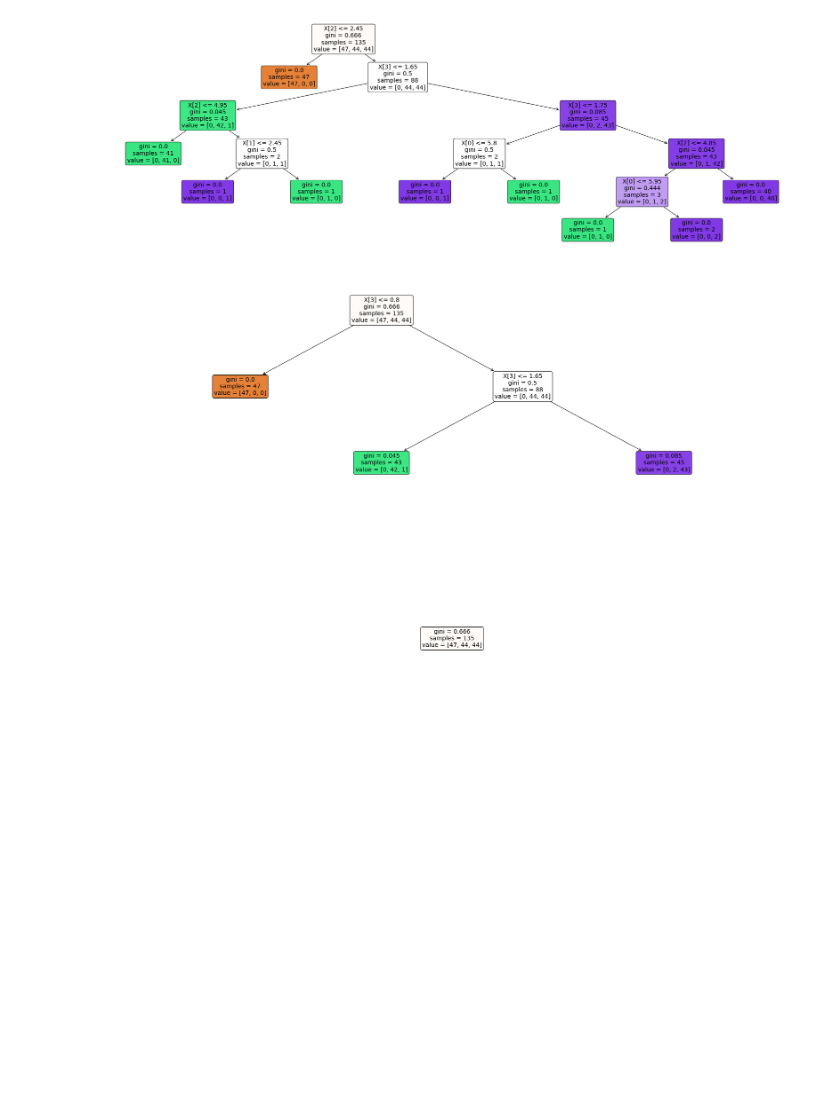
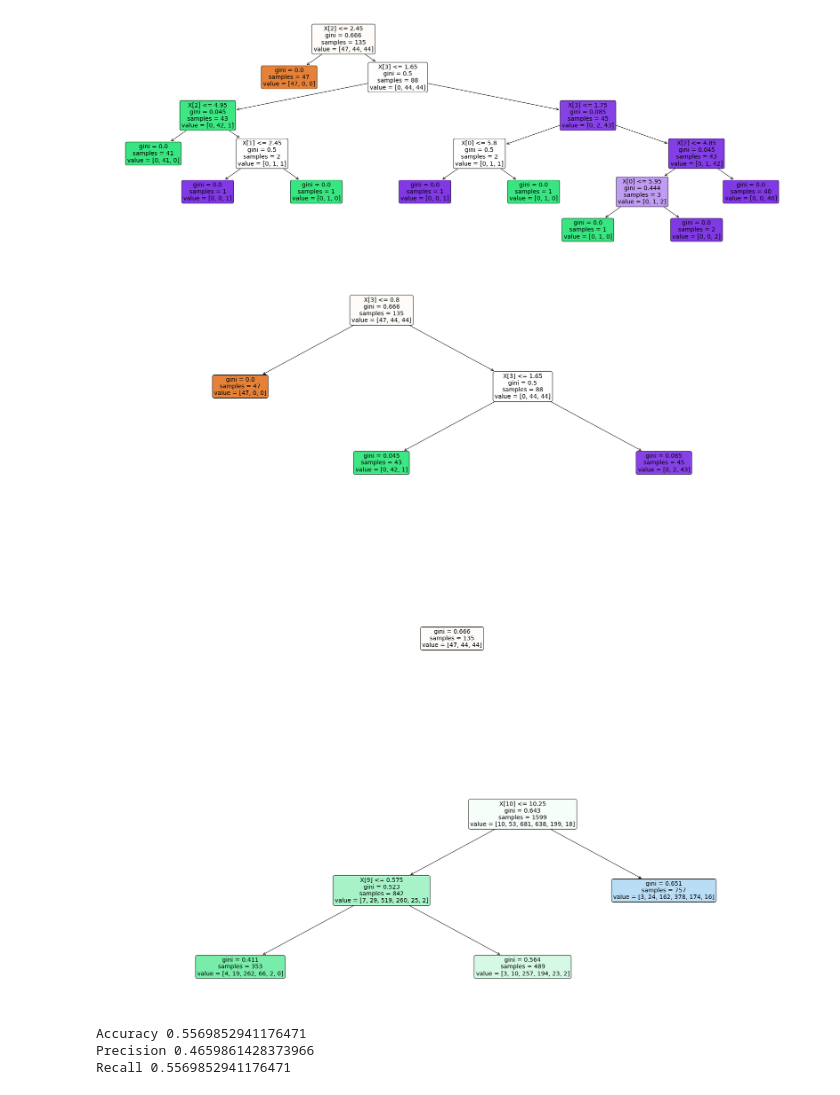
Before and after one commit to harshsojitra007/CE132_SojitraHarsh_ML_Labs, a Jupyter notebook: ML_Lab_5.ipynb, the cells around one changed output. Cells and saved outputs as stored; diff of their text form; code cells hidden in the pictures; blank space fills up the shorter version.

```diff
--- a/ML_Lab_5.ipynb
+++ b/ML_Lab_5.ipynb
@@ -160,3 +164,37 @@ For Test Data
 [figure]
 [figure]
 [figure]
+# %%
+from sklearn import preprocessing
+from sklearn.tree import DecisionTreeClassifier
+from sklearn.model_selection import train_test_split
+import numpy as np
+import matplotlib.pyplot as plt
+from sklearn import tree
+import pandas as pd
+from sklearn.metrics import accuracy_score, precision_score, recall_score
+
+data = pd.read_csv("/content/drive/MyDrive/Colab Notebooks/winequality_red.csv")
+labels = data['quality']
+features = data.drop('quality', axis=1)
+
+trainFeatures, testFeatures, trainLabels, testLabels = train_test_split(features, labels, test_size = 0.34, random_state=132)
+model = DecisionTreeClassifier(max_leaf_nodes=3)
+model.fit(features, labels)
+
+plt.figure(figsize=(30,10))
+
+a = tree.plot_tree(model, rounded = True, filled = True, fontsize=14)
+
+plt.show()
+
+output = model.predict(testFeatures)
+
+print('Accuracy {}'.format(accuracy_score(testLabels, output)))
+print('Precision {}'.format(precision_score(testLabels, output, average='weighted')))
+print('Recall {}'.format(recall_score(testLabels, output, average='weighted')))
+# %% [output]
+[figure, added]
+Accuracy 0.5569852941176471
+Precision 0.4659861428373966
+Recall 0.5569852941176471
```
Also changed, not shown: parts of 1 cell of this notebook.
